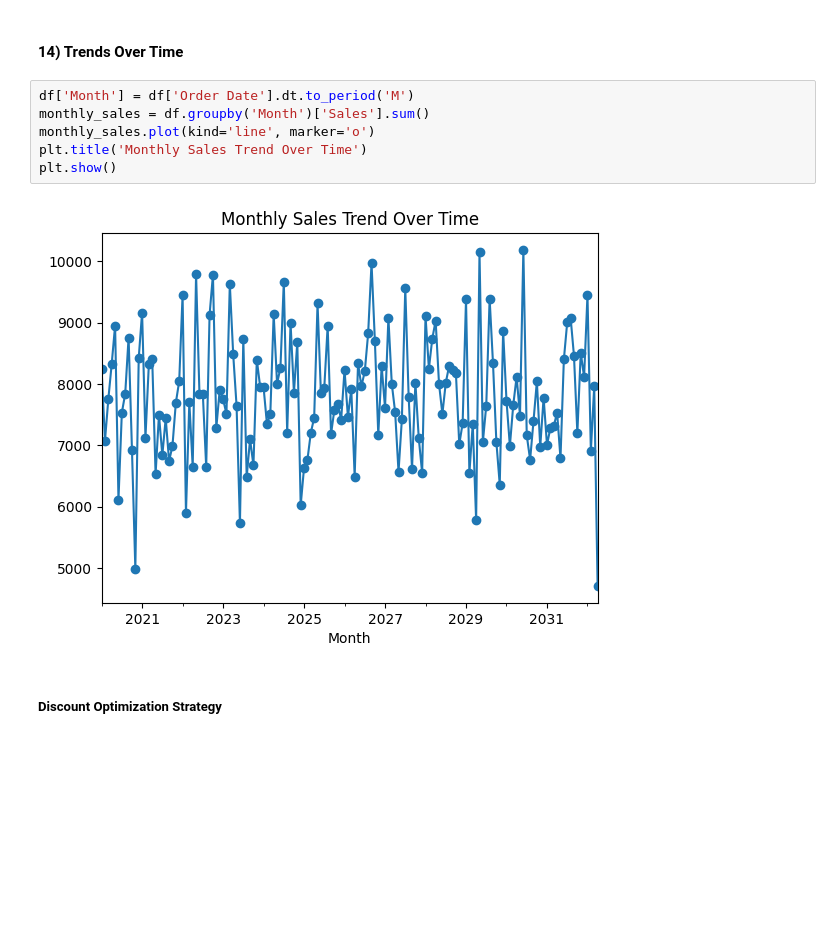
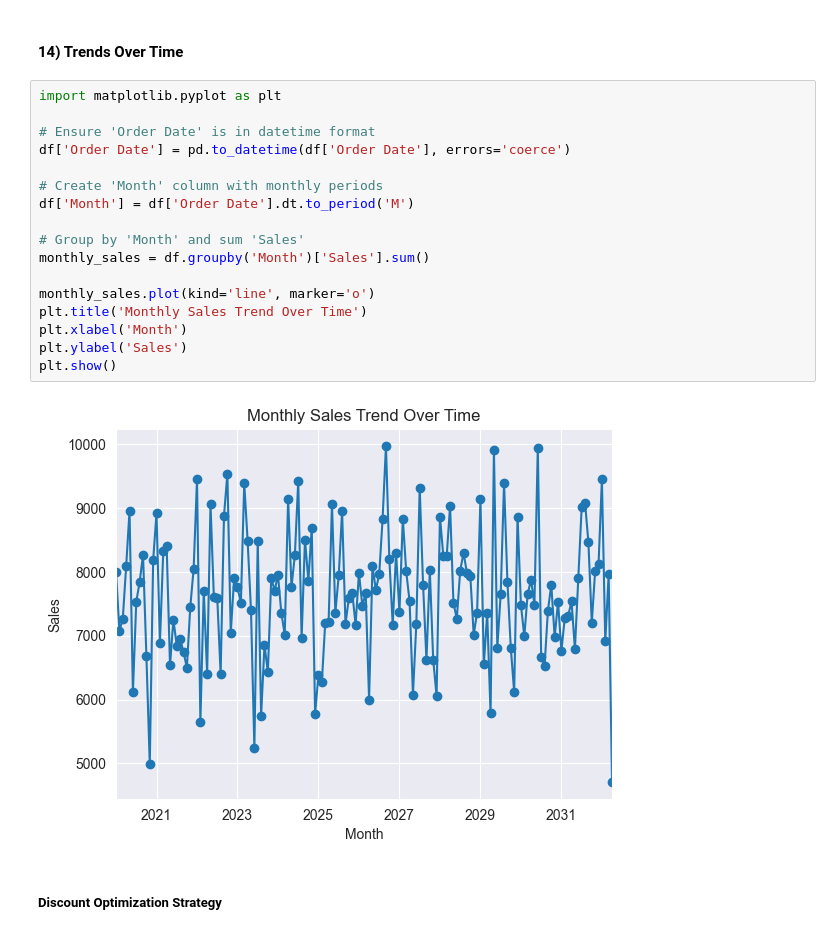
Before and after one commit to 26Vaidehi/INT375_Python, a Jupyter notebook: INT-375_Project.ipynb, the cells around one changed output. Drawn from its saved outputs; the diff is of its cells as text; blank space fills up the shorter version.

```diff
--- a/INT-375_Project.ipynb
+++ b/INT-375_Project.ipynb
@@ -634,13 +634,24 @@ plt.show()
 # %% [markdown]
 #### **14) Trends Over Time**
 # %%
+import matplotlib.pyplot as plt
+
+# Ensure 'Order Date' is in datetime format
+df['Order Date'] = pd.to_datetime(df['Order Date'], errors='coerce')
+
+# Create 'Month' column with monthly periods
 df['Month'] = df['Order Date'].dt.to_period('M')
+
+# Group by 'Month' and sum 'Sales'
 monthly_sales = df.groupby('Month')['Sales'].sum()
+
 monthly_sales.plot(kind='line', marker='o')
 plt.title('Monthly Sales Trend Over Time')
+plt.xlabel('Month')
+plt.ylabel('Sales')
 plt.show()
 # %% [output]
-[figure, old version]
+[figure, new version]
 # %% [markdown]
 ##### **Discount Optimization Strategy**
 # %%
```
Also changed, not shown: 1 other file.
